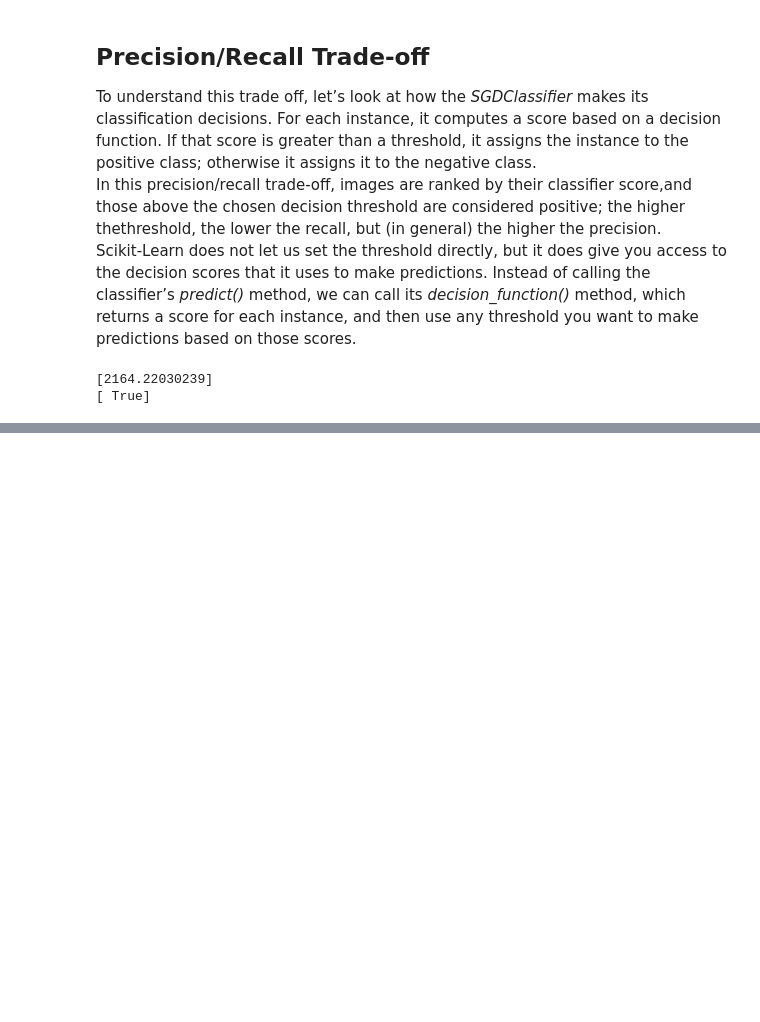
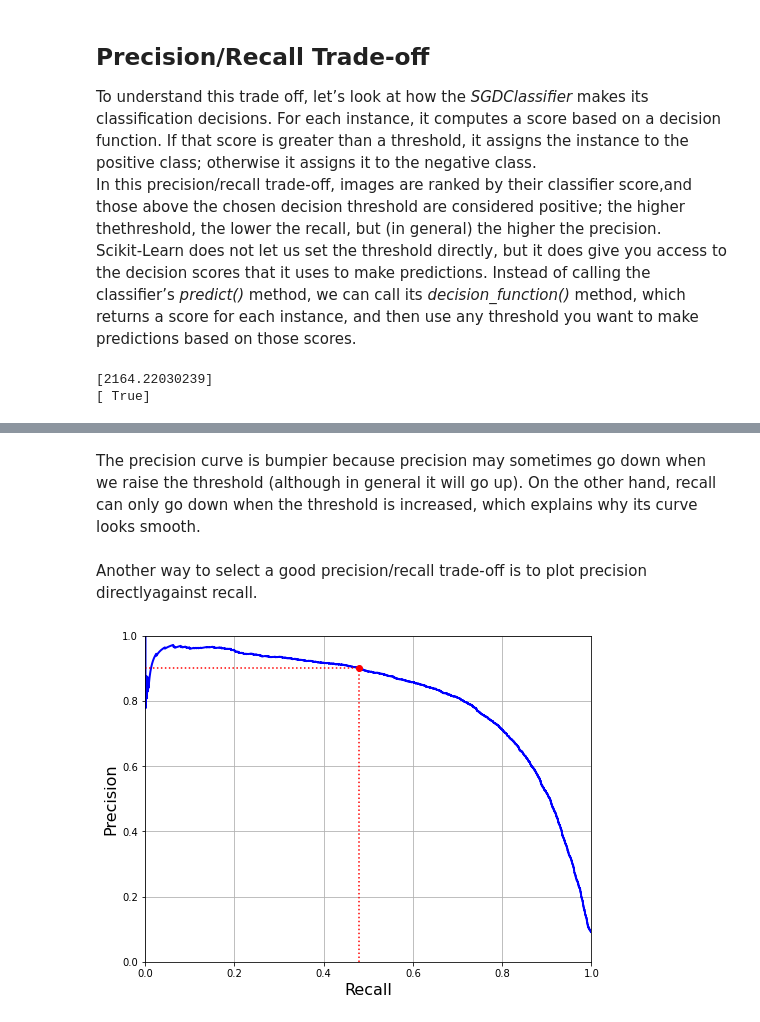
Before and after one commit to whatiskeptiname/HOML-Notes, a Jupyter notebook: MNIST.ipynb, the cells around one changed output, grey strips where cells are left out. Saved outputs shown, nothing was run; the diff lists cells and outputs as text; code cells hidden in the pictures; blank space fills up the shorter version.

```diff
--- a/MNIST.ipynb
+++ b/MNIST.ipynb
@@ -280,0 +296,20 @@ plt.show()
+# %% [markdown]
+The precision curve is bumpier because precision may sometimes go down  when  we  raise  the  threshold  (although  in  general  it  will  go up). On the other hand, recall can only go down when the threshold is increased, which explains why its curve looks smooth.
+# %% [markdown]
+Another  way  to  select  a  good  precision/recall  trade-off  is  to  plot  precision  directlyagainst recall.
+# %%
+def plot_precision_vs_recall(precisions, recalls):
+    plt.plot(recalls, precisions, "b-", linewidth=2)
+    plt.xlabel("Recall", fontsize=16)
+    plt.ylabel("Precision", fontsize=16)
+    plt.axis([0, 1, 0, 1])
+    plt.grid(True)
+
+plt.figure(figsize=(8, 6))
+plot_precision_vs_recall(precisions, recalls)
+plt.plot([recall_90_precision, recall_90_precision], [0., 0.9], "r:")
+plt.plot([0.0, recall_90_precision], [0.9, 0.9], "r:")
+plt.plot([recall_90_precision], [0.9], "ro")
+plt.show()
+# %% [output]
+[figure, added]
```
Also changed, not shown: parts of 24 cells of this notebook.
